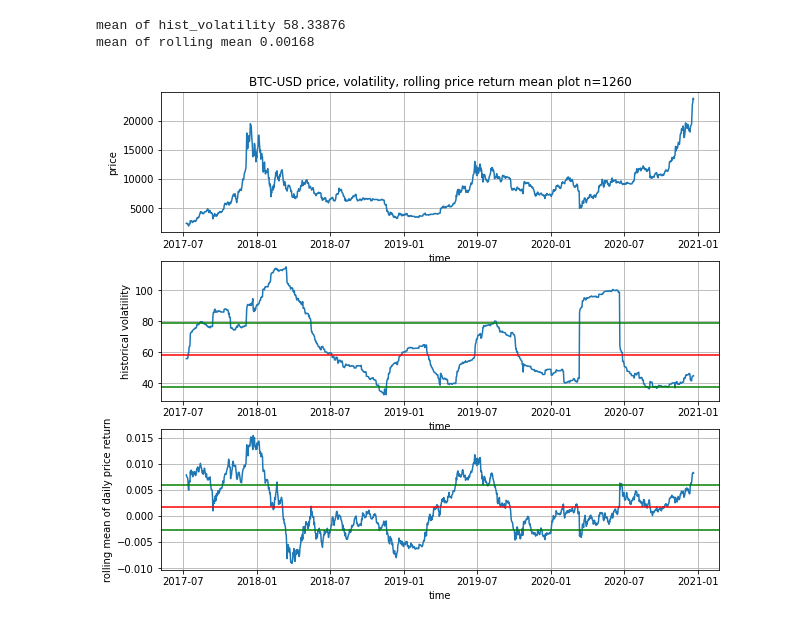
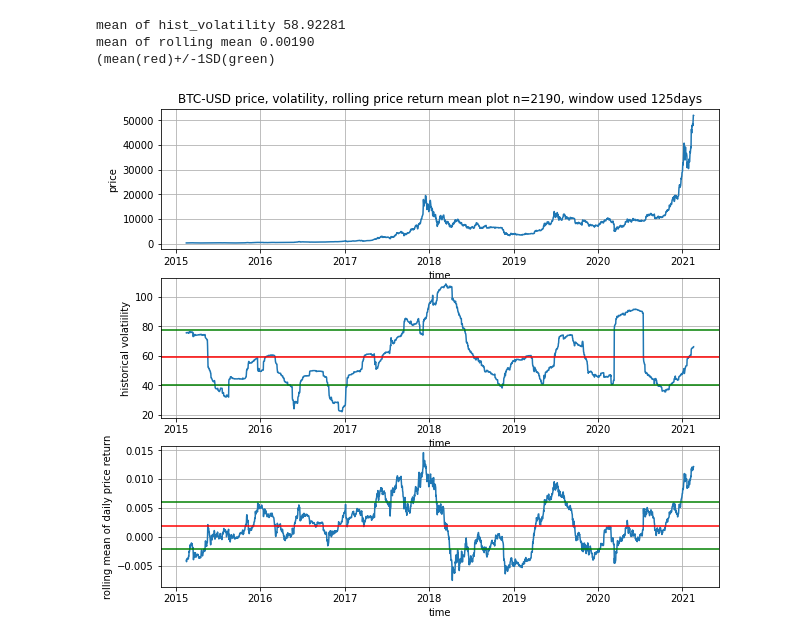
Before and after one commit to pangyuteng/public-misc, a Jupyter notebook: finance/btc/mean-reversion.ipynb, the cells around one changed output. Drawn from its saved outputs; the diff is of its cells as text; code cells hidden in the pictures.

```diff
--- a/finance/btc/mean-reversion.ipynb
+++ b/finance/btc/mean-reversion.ipynb
@@ -9,7 +9,7 @@ import matplotlib.pyplot as plt
 import seaborn as sns
 %matplotlib inline
 # %%
-def doit(symbol,window=25*4):
+def doit(symbol,window=125,lookback=-252*6):
     tick = yf.Ticker(symbol)
     history = tick.history(period="max")
 
@@ -33,7 +33,6 @@ def doit(symbol,window=25*4):
     print(f'mean of rolling mean {the_ret_mean:1.5f}')
 
 
-    ind = -252*5
     plt.figure(0,figsize=(10,15))
     '''
     plt.subplot(511)
@@ -45,14 +44,14 @@ def doit(symbol,window=25*4):
     '''
 
     plt.subplot(512)
-    plt.plot(df.iloc[ind:].price)
-    plt.title(f'{symbol} price, volatility, rolling price return mean plot n={np.abs(ind)}')
+    plt.plot(df.iloc[lookback:].price)
+    plt.title(f'{symbol} price, volatility, rolling price return mean plot n={np.abs(lookback)}, window used {window}days')
     plt.xlabel('time')
     plt.ylabel('price')
     plt.grid(True)
 
     plt.subplot(513)
-    plt.plot(df.iloc[ind:].hist_volatility)
+    plt.plot(df.iloc[lookback:].hist_volatility)
     plt.axhline(the_vol_mean,color='red')
     plt.axhline(the_vol_mean-the_vol_std,color='green')
     plt.axhline(the_vol_mean+the_vol_std,color='green')
@@ -61,17 +60,20 @@ def doit(symbol,window=25*4):
     plt.grid(True)
 
     plt.subplot(514)
-    plt.plot(df.iloc[ind:].ret_mean)
+    plt.plot(df.iloc[lookback:].ret_mean)
     plt.axhline(the_ret_mean,color='red')
     plt.axhline(the_ret_mean-the_ret_std,color='green')
     plt.axhline(the_ret_mean+the_ret_std,color='green')
     plt.grid(True)
     plt.xlabel('time')
     plt.ylabel('rolling mean of daily price return')
+
+    print('(mean(red)+/-1SD(green)')
 # %%
-doit('BTC-USD')
+doit('BTC-USD',lookback=-365*6)
 # %% [output]
-mean of hist_volatility 58.33876
-mean of rolling mean 0.00168
+mean of hist_volatility 58.92281
+mean of rolling mean 0.00190
+(mean(red)+/-1SD(green)
-[figure, old version]
+[figure, new version]
 # %%
```
Also changed, not shown: parts of 1 cell of this notebook, 2 other files.
